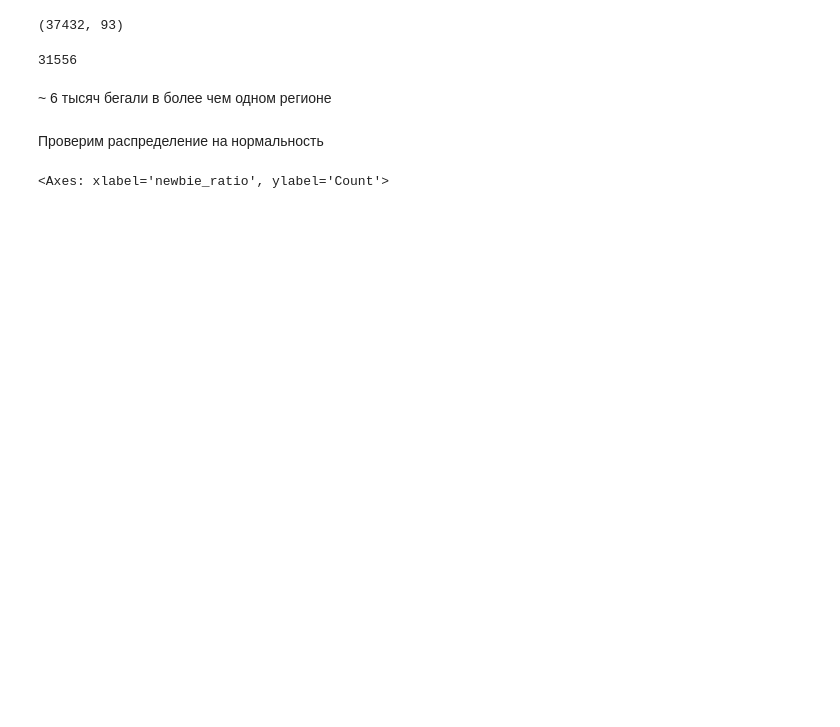
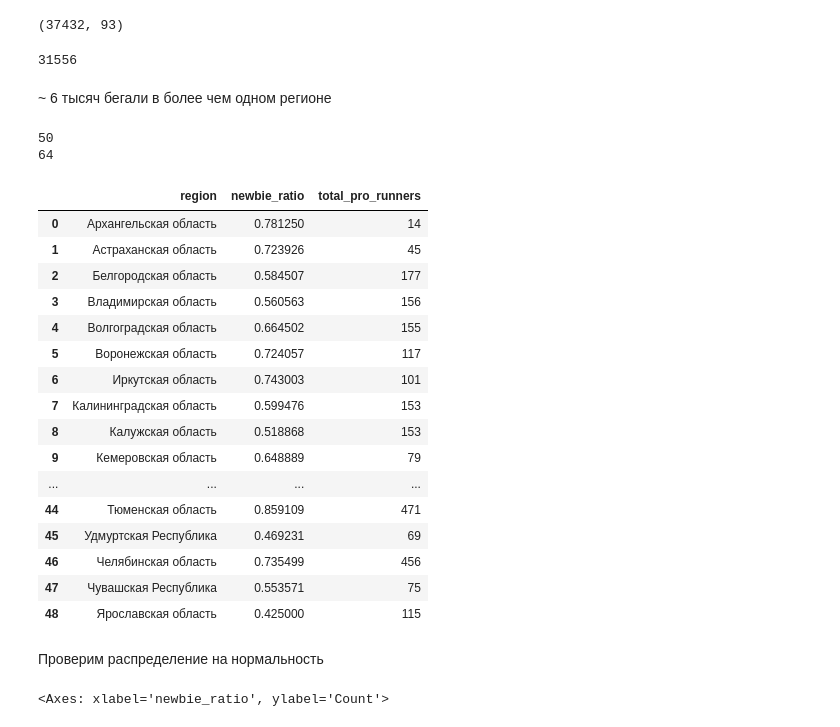
Before and after one commit to Alex12345432141242/abort-404, a Jupyter notebook: 5-verst.ipynb, the cells around one changed output. Drawn from its saved outputs; the diff is of its cells as text; code cells hidden in the pictures; blank space fills up the shorter version.

```diff
--- a/5-verst.ipynb
+++ b/5-verst.ipynb
@@ -34,4 +34,29 @@ newbie_ratios = (
 )
+# %%
+
+print(len(data[(data.region == 'Архангельская область') & (data.is_newbie == 1)].drop_duplicates('athlete_id')))
+print(len(data[(data.region == 'Архангельская область')].drop_duplicates('athlete_id')))
+display(newbie_ratios)
+# %% [output]
+50
+64
+|  | region | newbie_ratio | total_pro_runners |
+| 0 | Архангельская область | 0.781250 | 14 |
+| 1 | Астраханская область | 0.723926 | 45 |
+| 2 | Белгородская область | 0.584507 | 177 |
+| 3 | Владимирская область | 0.560563 | 156 |
+| 4 | Волгоградская область | 0.664502 | 155 |
+| 5 | Воронежская область | 0.724057 | 117 |
+| 6 | Иркутская область | 0.743003 | 101 |
+| 7 | Калининградская область | 0.599476 | 153 |
+| 8 | Калужская область | 0.518868 | 153 |
+| 9 | Кемеровская область | 0.648889 | 79 |
+| ... | ... | ... | ... |
+| 44 | Тюменская область | 0.859109 | 471 |
+| 45 | Удмуртская Республика | 0.469231 | 69 |
+| 46 | Челябинская область | 0.735499 | 456 |
+| 47 | Чувашская Республика | 0.553571 | 75 |
+| 48 | Ярославская область | 0.425000 | 115 |
 # %% [markdown]
 Проверим распределение на нормальность
 # %%
```
Also changed, not shown: parts of 8 cells of this notebook.
